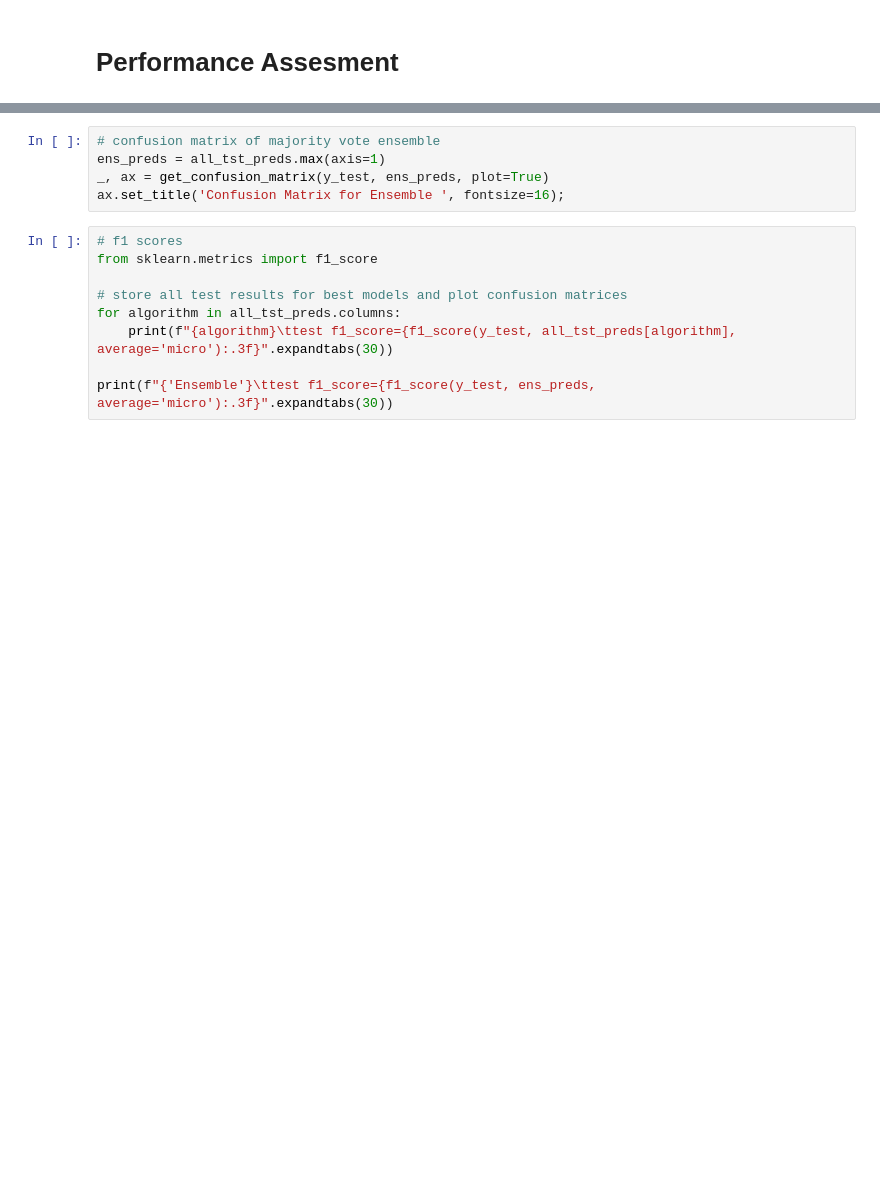
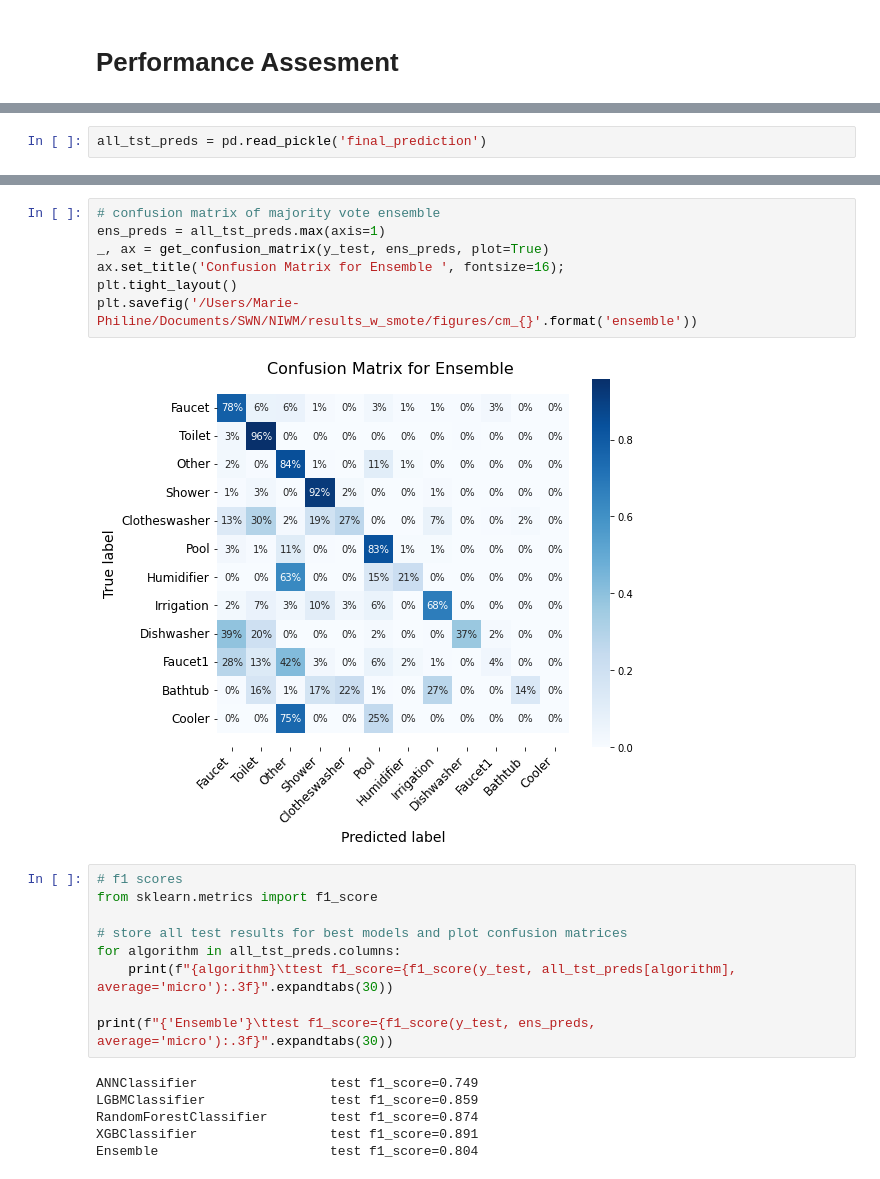
Before and after one commit to SWN-group-at-TU-Berlin/PyNIWM, a Jupyter notebook: NIWC.ipynb, the cells around one changed output, grey strips where cells are left out. Drawn from its saved outputs; the diff is of its cells as text; blank space fills up the shorter version.

```diff
--- a/NIWC.ipynb
+++ b/NIWC.ipynb
@@ -82,0 +87,2 @@ for ix, row in best_models.iterrows():
+# %%
+all_tst_preds = pd.read_pickle('final_prediction')
@@ -83,8 +108,12 @@ for ix, row in best_models.iterrows():
 # %%
 # confusion matrix of majority vote ensemble
 ens_preds = all_tst_preds.max(axis=1)
 _, ax = get_confusion_matrix(y_test, ens_preds, plot=True)
 ax.set_title('Confusion Matrix for Ensemble ', fontsize=16);
+plt.tight_layout()
+plt.savefig('/Users/Marie-Philine/Documents/SWN/NIWM/results_w_smote/figures/cm_{}'.format('ensemble'))
+# %% [output]
+[figure, added]
 # %%
 # f1 scores
 from sklearn.metrics import f1_score
@@ -94,3 +123,9 @@ for algorithm in all_tst_preds.columns:
     print(f"{algorithm}\ttest f1_score={f1_score(y_test, all_tst_preds[algorithm], average='micro'):.3f}".expandtabs(30))
 
 print(f"{'Ensemble'}\ttest f1_score={f1_score(y_test, ens_preds, average='micro'):.3f}".expandtabs(30))
+# %% [output]
+ANNClassifier                 test f1_score=0.749
+LGBMClassifier                test f1_score=0.859
+RandomForestClassifier        test f1_score=0.874
+XGBClassifier                 test f1_score=0.891
+Ensemble                      test f1_score=0.804
```
Also changed, not shown: parts of 9 cells of this notebook, 20 other files.
